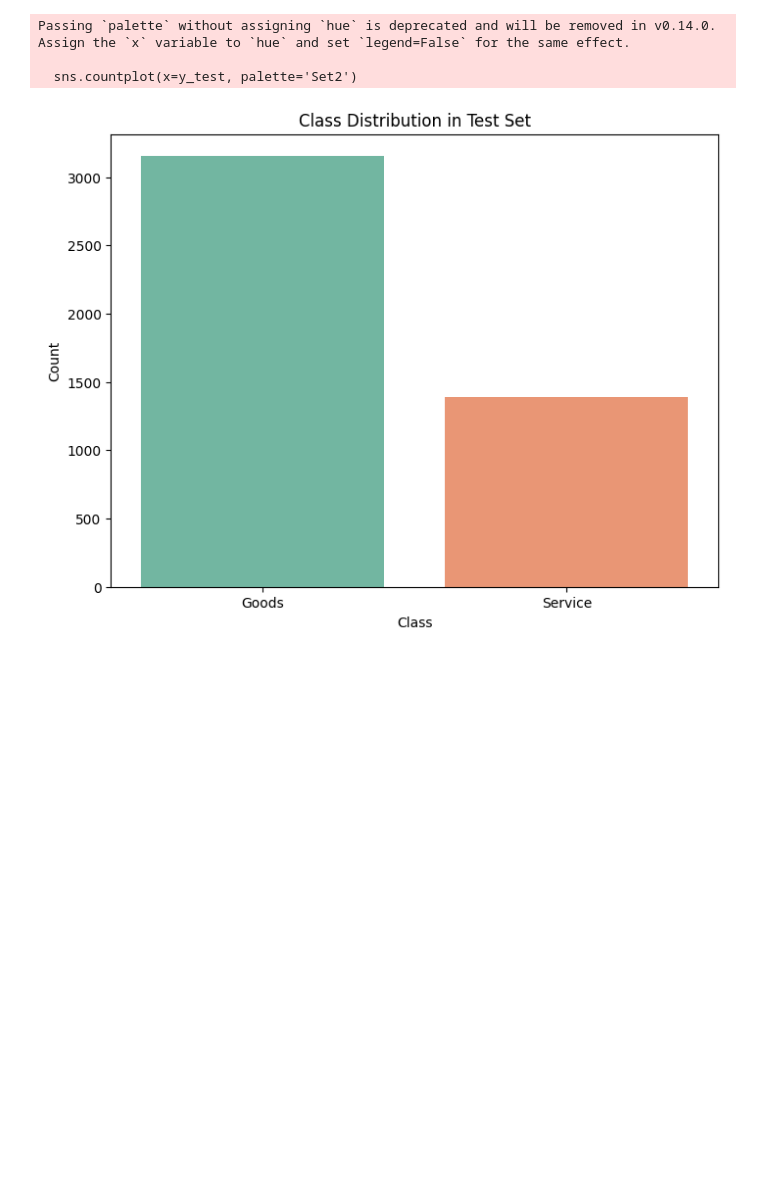
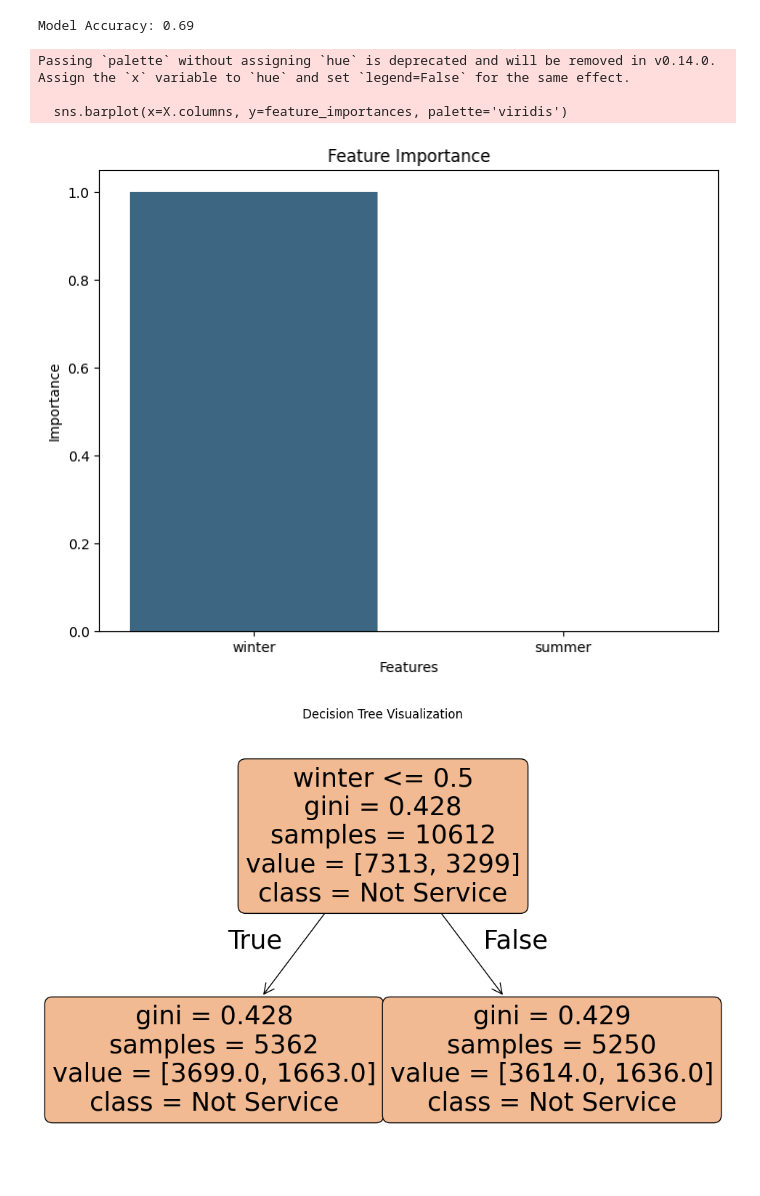
Before and after one commit to jarne2703/Datamining_Final_project, a Jupyter notebook: Application2.ipynb, the cells around one changed output. Saved outputs shown, nothing was run; the diff lists cells and outputs as text; code cells hidden in the pictures; blank space fills up the shorter version.

```diff
--- a/Application2.ipynb
+++ b/Application2.ipynb
@@ -8,6 +8,6 @@ from sklearn.metrics import classification_report, confusion_matrix,precision_re
 from sklearn.model_selection import train_test_split
 # %%
-df = pd.read_csv("../preprocessed_dataset.csv")
+df = pd.read_csv("preprocessed_dataset.csv")
 
 df['trans_date_trans_time'] = pd.to_datetime(df['trans_date_trans_time'])
 df['month'] = df['trans_date_trans_time'].dt.month
@@ -41,9 +29,9 @@ y = df['Service']
 
 X_train, X_test, y_train, y_test = train_test_split(X, y, test_size=0.3, random_state=42)
 
-clf = DecisionTreeClassifier(class_weight='balanced', random_state=42)
+clf = DecisionTreeClassifier(random_state=42)
 clf.fit(X_train, y_train)
 y_pred = clf.predict(X_test)
 
 print(classification_report(y_test, y_pred))
-print(confusion_matrix(y_test, y_pred))
+# print(confusion_matrix(y_test, y_pred))
@@ -124,13 +48,31 @@ plt.show()
-# %%
-plt.figure(figsize=(8, 6))
-sns.countplot(x=y_test, palette='Set2')
-plt.title('Class Distribution in Test Set')
-plt.xlabel('Class')
-plt.ylabel('Count')
-plt.xticks([0, 1], ['Goods', 'Service'])
-plt.show()
-# %% [output]
-Passing `palette` without assigning `hue` is deprecated and will be removed in v0.14.0. Assign the `x` variable to `hue` and set `legend=False` for the same effect.
-
-  sns.countplot(x=y_test, palette='Set2')
-[figure, removed]
+# %%
+from sklearn.metrics import accuracy_score
+
+accuracy = accuracy_score(y_test, y_pred)
+print(f"Model Accuracy: {accuracy:.2f}")
+# %% [output]
+Model Accuracy: 0.69
+# %%
+# conf_matrix = confusion_matrix(y_test, y_pred)
+# ConfusionMatrixDisplay(confusion_matrix=conf_matrix).plot(cmap='Blues')
+# plt.title("Confusion Matrix")
+# plt.show()
+
+feature_importances = clf.feature_importances_
+plt.figure(figsize=(8, 6))
+sns.barplot(x=X.columns, y=feature_importances, palette='viridis')
+plt.title("Feature Importance")
+plt.ylabel("Importance")
+plt.xlabel("Features")
+plt.show()
+
+plt.figure(figsize=(12, 8))
+plot_tree(clf, feature_names=X.columns, class_names=['Not Service', 'Service'], filled=True, rounded=True)
+plt.title("Decision Tree Visualization")
+plt.show()
+# %% [output]
+Passing `palette` without assigning `hue` is deprecated and will be removed in v0.14.0. Assign the `x` variable to `hue` and set `legend=False` for the same effect.
+
+  sns.barplot(x=X.columns, y=feature_importances, palette='viridis')
+[figure, added]
+[figure, added]
```
Also changed, not shown: parts of 8 cells of this notebook.
